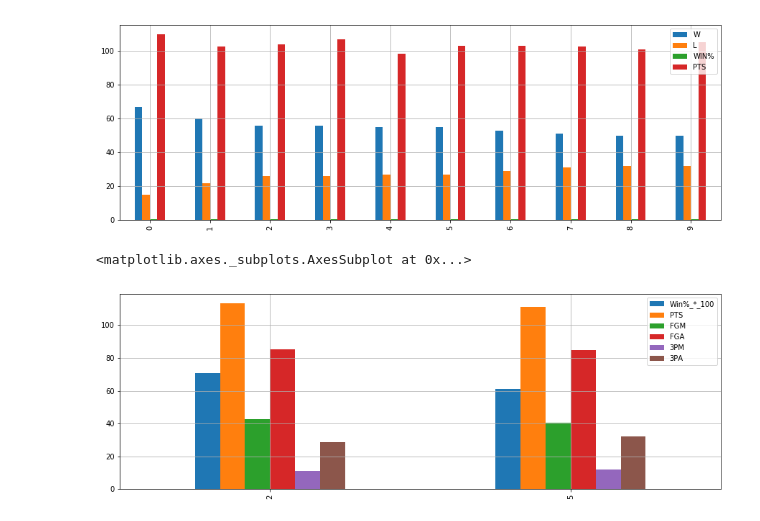
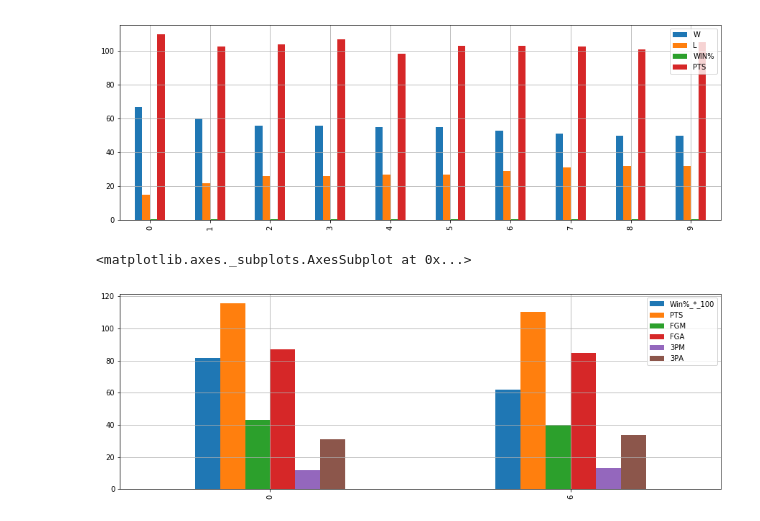
Before and after one commit to MaloneRobert/BasketballPredictor, a Jupyter notebook: Part_One.ipynb, the cells around one changed output. Drawn from its saved outputs; the diff is of its cells as text; code cells hidden in the pictures.

Commit message:
added some more plots and comments

```diff
--- a/Part_One.ipynb
+++ b/Part_One.ipynb
@@ -72,16 +84,15 @@ top_team_stats_1415.plot(figsize = (15, 5), kind="bar", grid = True)
 <matplotlib.axes._subplots.AxesSubplot at 0x...>
 [figure]
 # %%
-#top_teams1415 = team_stats1415[team_stats1415["WIN%"] > .6]
-# team_stats1718
-gs_1718 = team_stats1718[team_stats1718['TEAM'] == 'Golden_State_Warriors']
-cc_1718 = team_stats1718[team_stats1718['TEAM'] == 'Cleveland_Cavaliers']
-frames = [gs_1718, cc_1718]
-finals_1718 = pd.concat(frames)
-# finals_1718
-finals_1718["Win%_*_100"] = finals_1718["WIN%"] * 100
-finals_stats_1718 = finals_1718[["TEAM","Win%_*_100", "PTS", "FGM", "FGA", "3PM", "3PA"]]
-finals_stats_1718.plot(figsize = (15, 5), kind="bar", grid = True)
+'''THIS IS TO PLOT THE 2017 FINALS STATS'''
+gs_1617 = team_stats1617[team_stats1617['TEAM'] == 'Golden_State_Warriors']
+cc_1617 = team_stats1617[team_stats1617['TEAM'] == 'Cleveland_Cavaliers']
+frames = [gs_1617, cc_1617]
+finals_1617 = pd.concat(frames)
+# finals_1617
+finals_1617["Win%_*_100"] = finals_1617["WIN%"] * 100
+finals_stats_1617 = finals_1617[["TEAM","Win%_*_100", "PTS", "FGM", "FGA", "3PM", "3PA"]]
+finals_stats_1617.plot(figsize = (15, 5), kind="bar", grid = True)
 # %% [output]
 <matplotlib.axes._subplots.AxesSubplot at 0x...>
-[figure, old version]
+[figure, new version]
```
Also changed, not shown: parts of 7 cells of this notebook.
